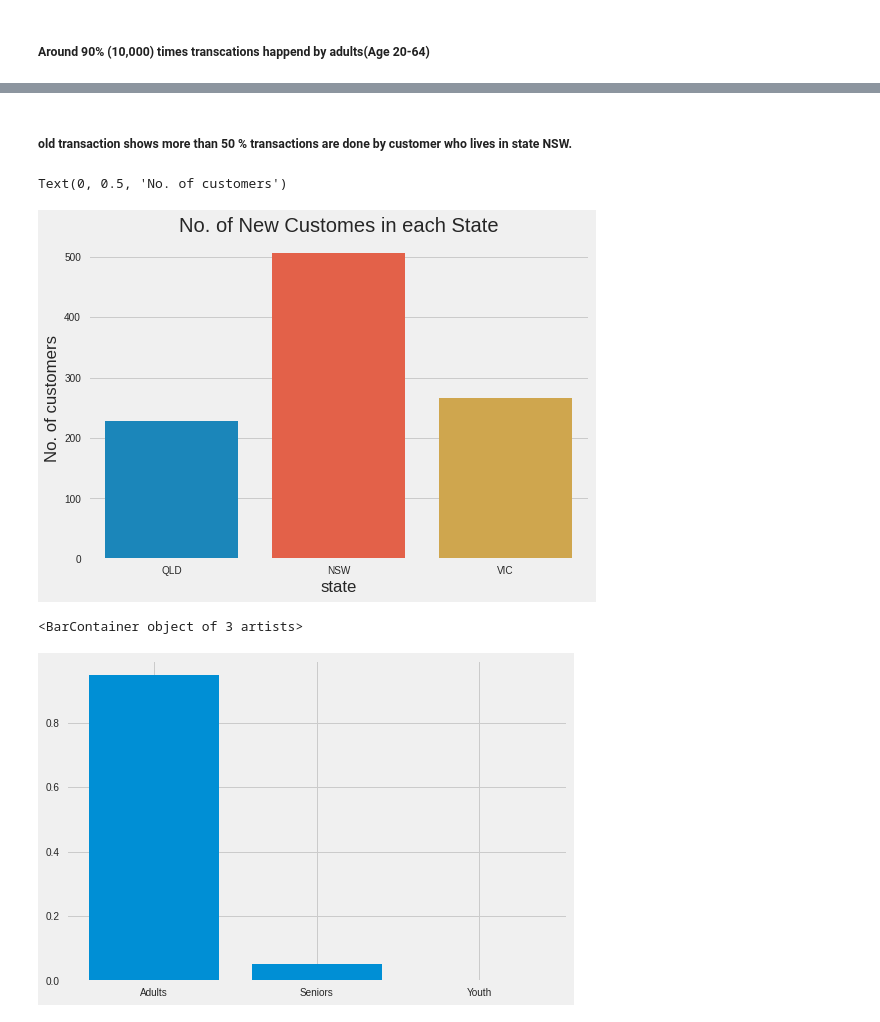
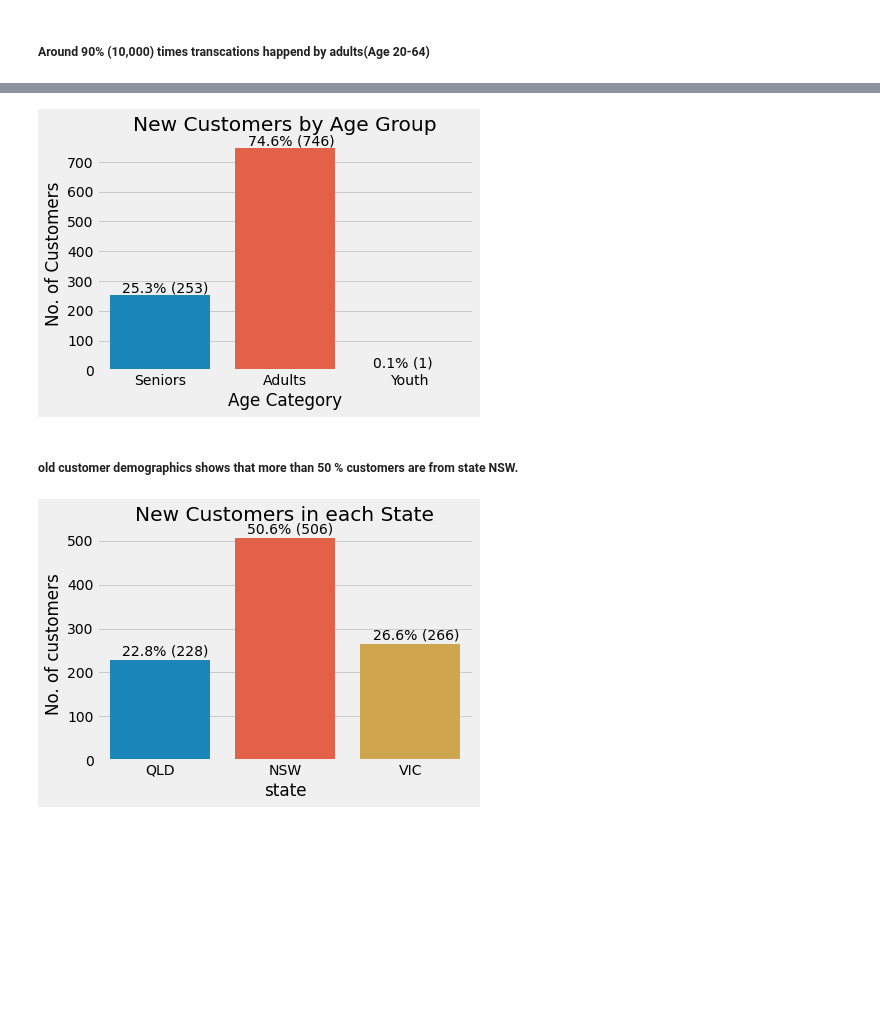
Before and after one commit to pttrupt/KPMG-virtual-internship-, a Jupyter notebook: KPMG_Task_2.ipynb, the cells around one changed output, grey strips where cells are left out. Cells and saved outputs as stored; diff of their text form; code cells hidden in the pictures; blank space fills up the shorter version.

```diff
--- a/KPMG_Task_2.ipynb
+++ b/KPMG_Task_2.ipynb
@@ -566,3 +592,18 @@ merge_df.head()
 | 4 | 6862 | 4 | 3120 | 2017-10-05 | 0.0 | Approved | Giant Bicycles | ... |
 # %% [markdown]
 ### Insights
+# %%
+def percent_numb(plot, total_num, count=True, percent=False, l_r=0.1, u_d=50):
+
+  for p in plot.patches:
+
+    if count and percent:
+      txt = str((p.get_height()*100 / total_num).round(2)) + '%' + " (" + str(p.get_height()) + ")"
+    elif count and not percent:
+      txt = str(p.get_height())
+    else:
+      txt = str((p.get_height()*100 / total_num).round(2)) + '%'
+
+    txt_x = p.get_x()
+    txt_y = p.get_height()
+    plot.text(txt_x+l_r ,txt_y+u_d, txt)
@@ -606,14 +710,21 @@ age_cat = merge_df["Age Category"].value_counts(normalize=True)
+# %%
+age = sns.countplot(x='Age Category', data=c_list, order=["Seniors", "Adults", "Youth"])
+plt.ylabel("No. of Customers")
+plt.title("New Customers by Age Group")
+
+percent_numb(age, len(c_list), count=True, percent=True, l_r=0.1, u_d=10)
+
+plt.savefig("New Customers by Age Group", bbox_inches='tight')
+# %% [output]
+[figure, added]
 # %% [markdown]
-##### old transaction shows more than 50 % transactions are done by customer who lives in state NSW.
+##### old customer demographics shows that more than 50 % customers are from state NSW.
 # %%
-sns.countplot(x='state', data=c_list)
-plt.title("No. of New Customes in each State")
+state = sns.countplot(x='state', data=c_list)
+plt.title("New Customers in each State")
 plt.ylabel("No. of customers")
+
+percent_numb(state, len(c_list), count=True, percent=True, l_r=0.1, u_d=10)
+plt.savefig("New Customers in each State", bbox_inches='tight')
 # %% [output]
-Text(0, 0.5, 'No. of customers')
-[figure, old version]
+[figure, new version]
-# %%
-plt.bar(x=age_cat.index, height=age_cat)
-# %% [output]
-<BarContainer object of 3 artists>
-[figure, removed]
```
Also changed, not shown: parts of 27 cells of this notebook.
